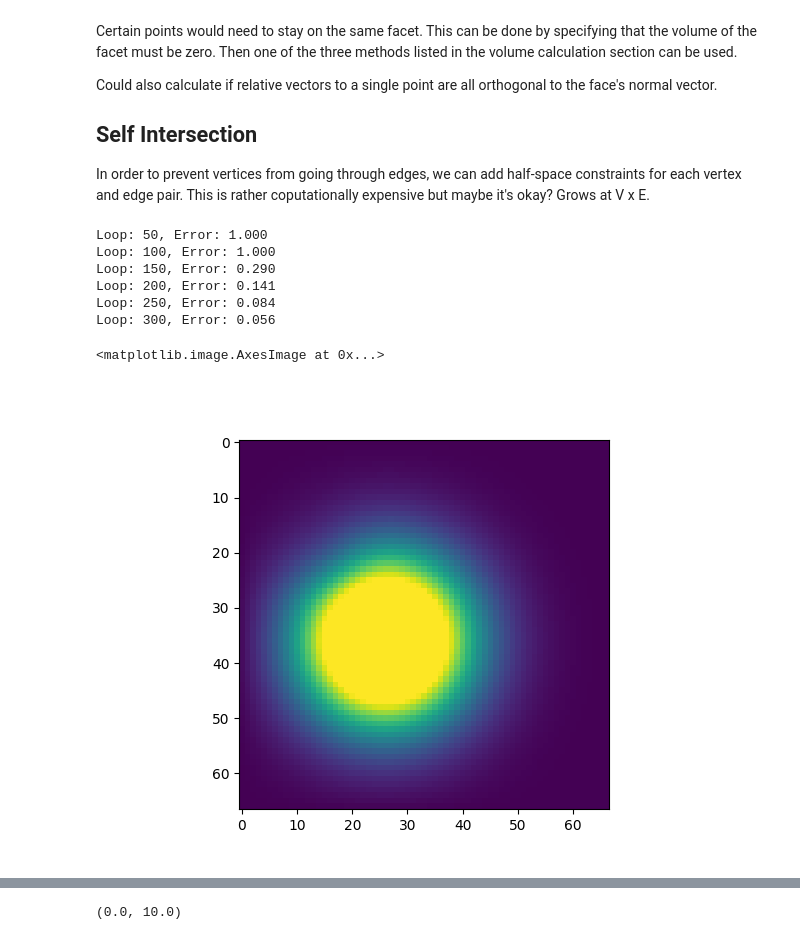
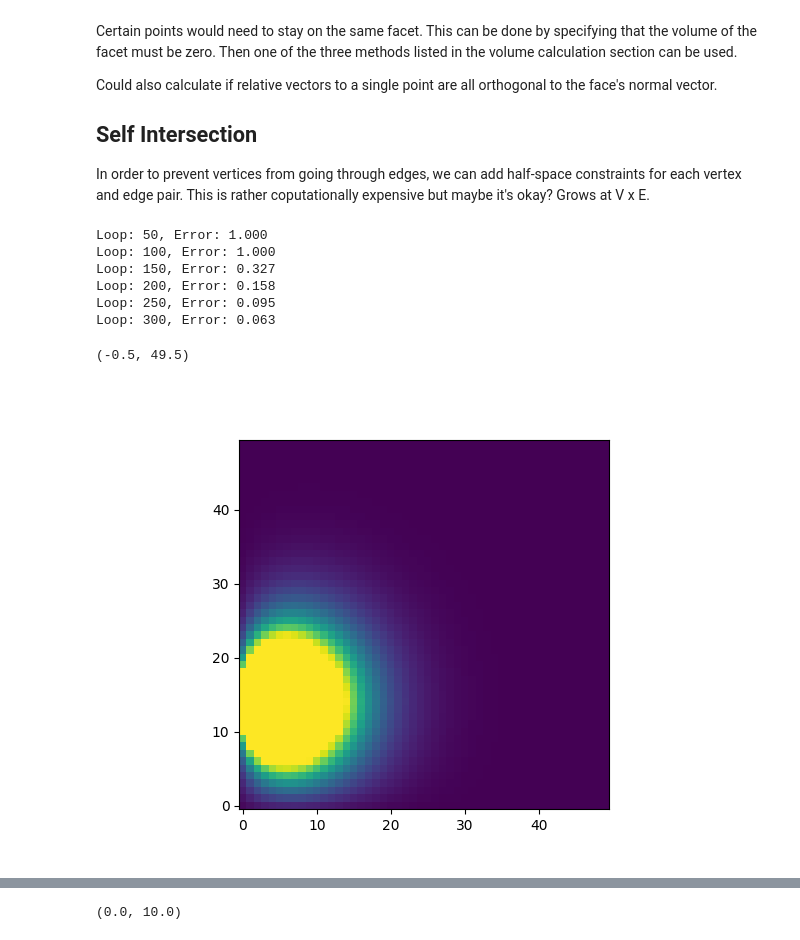
Before and after one commit to aechoi/muscular_hydrostat, a Jupyter notebook: src/isochoric.ipynb, the cells around one changed output, grey strips where cells are left out. Cells and saved outputs as stored; diff of their text form; code cells hidden in the pictures.

```diff
--- a/src/isochoric.ipynb
+++ b/src/isochoric.ipynb
@@ -335,40 +334,42 @@ arm = hydrostat_arm_3d.HydrostatArm3D(cube_arm.points, cells)
 # _ = arm.set_external_forces(1, [0, 0, -1])
 # %%
 obst = obstacle.ConvexObstacle3D(
-    vertices = (polytopes.Cube.points + np.array([-2, 0, 2])),
+    vertices = (polytopes.Cube.points * np.array([1, 10, 10]) + np.array([-2.5, -1, -1])),
     edges = polytopes.Cube.edges,
     faces = polytopes.Cube.faces
 )
 # arm.add_obstacle(obst)
 
-food_array = np.array([[-3,.5,z-3, 1]])
-env = environment.Environment3D([obst], food_array, dx=.2)
+food_array = np.array([[-4,0,z-3, 1]])
+# food_array = np.array([[-2, 0, 0, 1]])
+env = environment.Environment3D([], food_array, dx=.2)
 arm.set_environment(env)
 
 # arm.add_odor(food_loc, covar)
 # %% [output]
 Loop: 50, Error: 1.000
 Loop: 100, Error: 1.000
-Loop: 150, Error: 0.290
-Loop: 200, Error: 0.141
-Loop: 250, Error: 0.084
-Loop: 300, Error: 0.056
+Loop: 150, Error: 0.327
+Loop: 200, Error: 0.158
+Loop: 250, Error: 0.095
+Loop: 300, Error: 0.063
 # %%
-import pickle
+# import pickle
 
-# with open("saved_environment.pkl", "wb") as f:
-#     pickle.dump(env, f)
-with open("saved_environment.pkl", "rb") as f:
-    env = pickle.load(f)
-    arm.set_environment(env)
+# # # with open("saved_environment.pkl", "wb") as f:
+# # #     pickle.dump(env, f)
+# with open("saved_environment.pkl", "rb") as f:
+#     env = pickle.load(f)
+#     arm.set_environment(env)
 # %%
 %matplotlib widget
 import matplotlib.pyplot as plt
 fig, ax = plt.subplots()
-ax.imshow(env.concentration[49,:,:], vmin=0, vmax=.00001)
+ax.imshow(env.concentration[:,25,:].T, vmin=0, vmax=.01)
+ax.set_ylim(-0.5, 49.5)
 # %% [output]
-<matplotlib.image.AxesImage at 0x...>
+(-0.5, 49.5)
-[figure, old version]
+[figure, new version]
 # %%
 import draw_nodes_3d
 importlib.reload(draw_nodes_3d)
```
Also changed, not shown: parts of 3 cells of this notebook, 3 other files.
